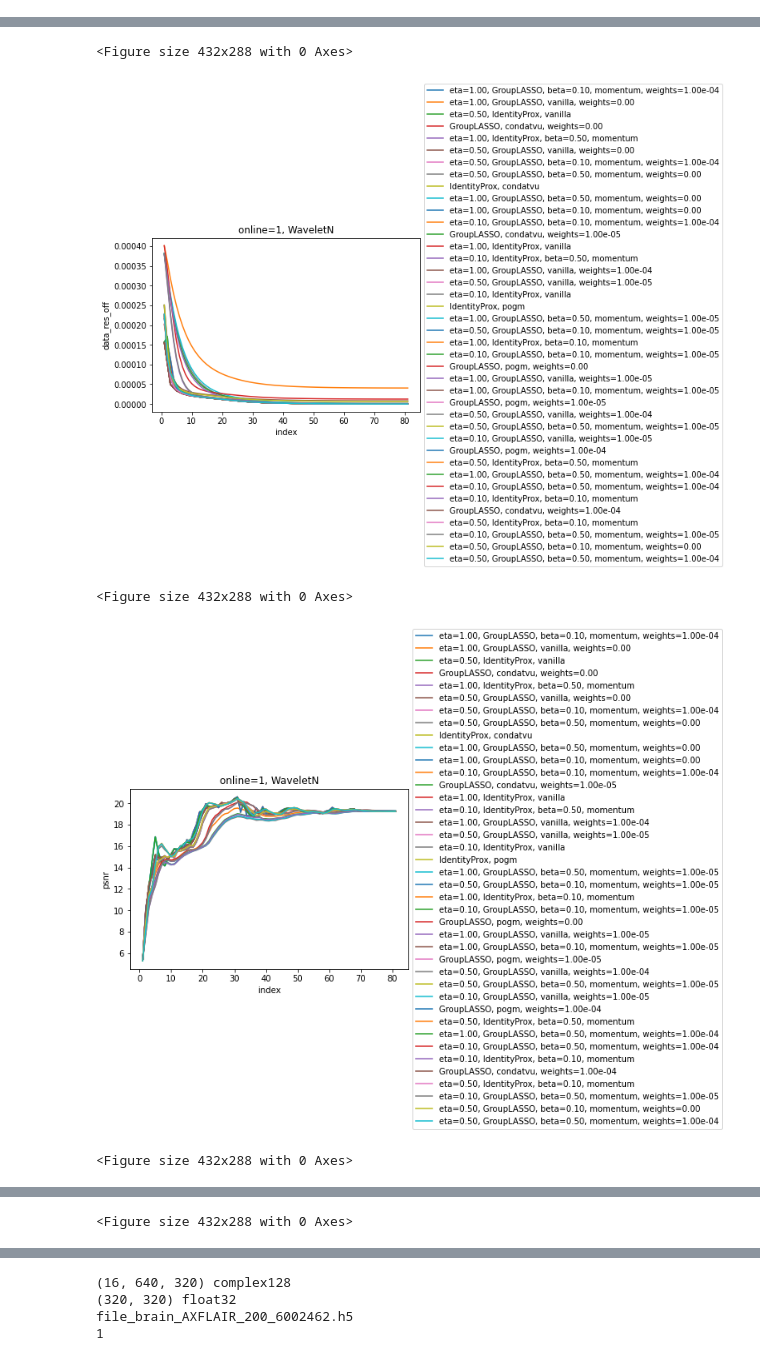
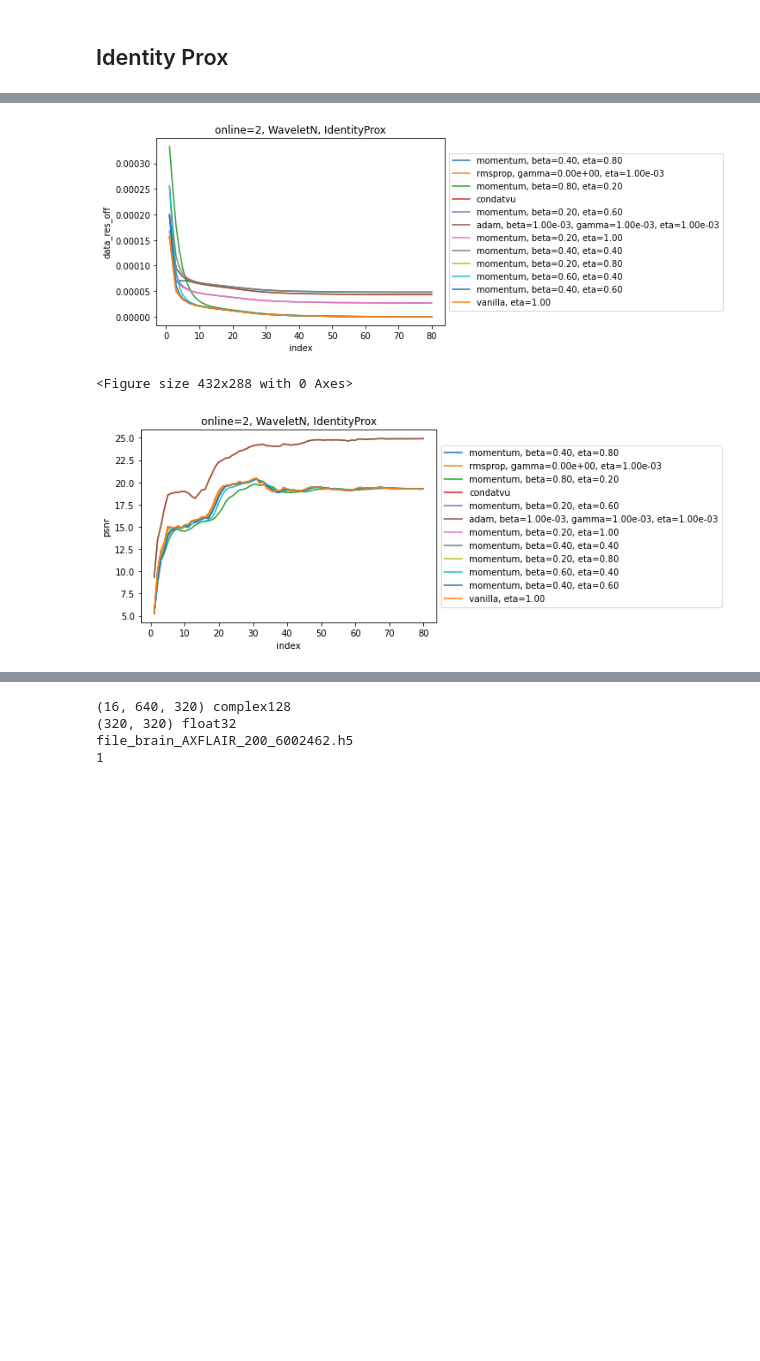
Before and after one commit to paquiteau/pysap-mri-online, a Jupyter notebook: results_ana.ipynb, the cells around one changed output, grey strips where cells are left out. Cells and saved outputs as stored; diff of their text form; code cells hidden in the pictures; blank space fills up the shorter version.

```diff
--- a/results_ana.ipynb
+++ b/results_ana.ipynb
@@ -16,7 +16,7 @@ import scipy as sp
 from utils import implot, load_data, create_cartesian_metrics
 from experiences.experience import ExperienceRealization
 
-
+plt.style.use({'figure.facecolor':'white'})
 def product_dict(**kwargs):
     for keys in kwargs.keys():
         if type(kwargs[keys]) not in [list, tuple, np.ndarray]:
@@ -115,15 +132,10 @@ condat_setbis = ExperienceRealization.objects.filter_plot('psnr','data_res_off',
+# %% [markdown]
+## Identity Prox
 # %%
 condat_set2 = ExperienceRealization.objects.filter(mode='and',
-                                                   online=1,
-#                                                    reg_cls = 'GroupLASSO',
+                                                   online=2,
+                                                   reg_cls = 'IdentityProx',
                                                    results__data_res_off__max__le=1e-3).filter(
                                                    results__data_res_off__median__le=5e-5)
-condat_set2.filter_plot('data_res_off','psnr')
-
-condat_set2 = ExperienceRealization.objects.filter(mode='and',
-                                                   online=2,
-#                                                    reg_cls = 'GroupLASSO',
-                                                   results__data_res_off__max__le=1e-3).filter(
-                                                   results__data_res_off__median__le=5e-5)
-condat_set2.filter_plot('data_res_off','psnr')
+condat_set2.filter_plot('data_res_off','psnr');
 # %% [output]
@@ -143,5 +143,3 @@ ExperienceSet(2WaveletNGroupLASSO{'weights': 0.0001}vanilla{'eta': 1.0}
+[figure, new version]
 <Figure size 432x288 with 0 Axes>
-[figure, old version]
-<Figure size 432x288 with 0 Axes>
-[figure, old version]
+[figure, new version]
-<Figure size 432x288 with 0 Axes>
@@ -149 +145,0 @@ ExperienceSet(2WaveletNGroupLASSO{'weights': 0.0001}vanilla{'eta': 1.0}
-<Figure size 432x288 with 0 Axes>
```
Also changed, not shown: parts of 15 cells of this notebook, 9 other files.
